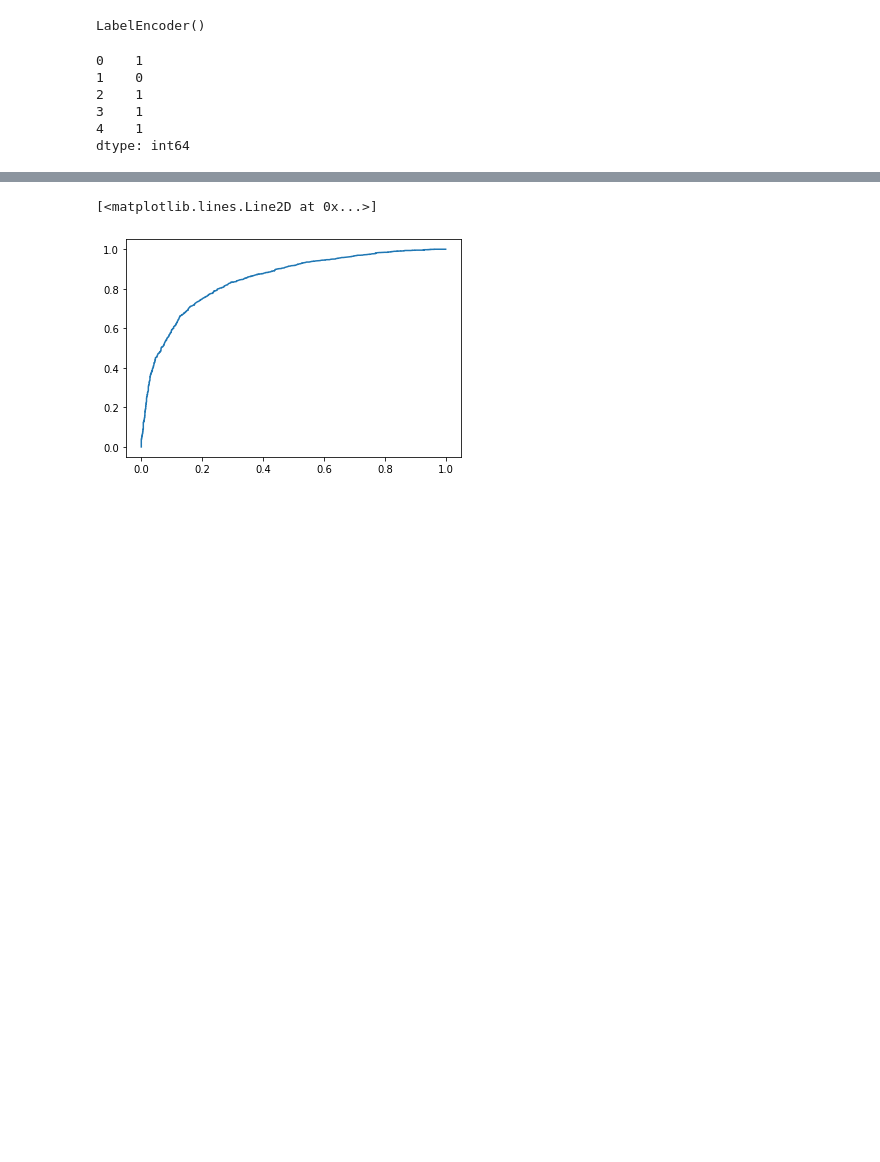
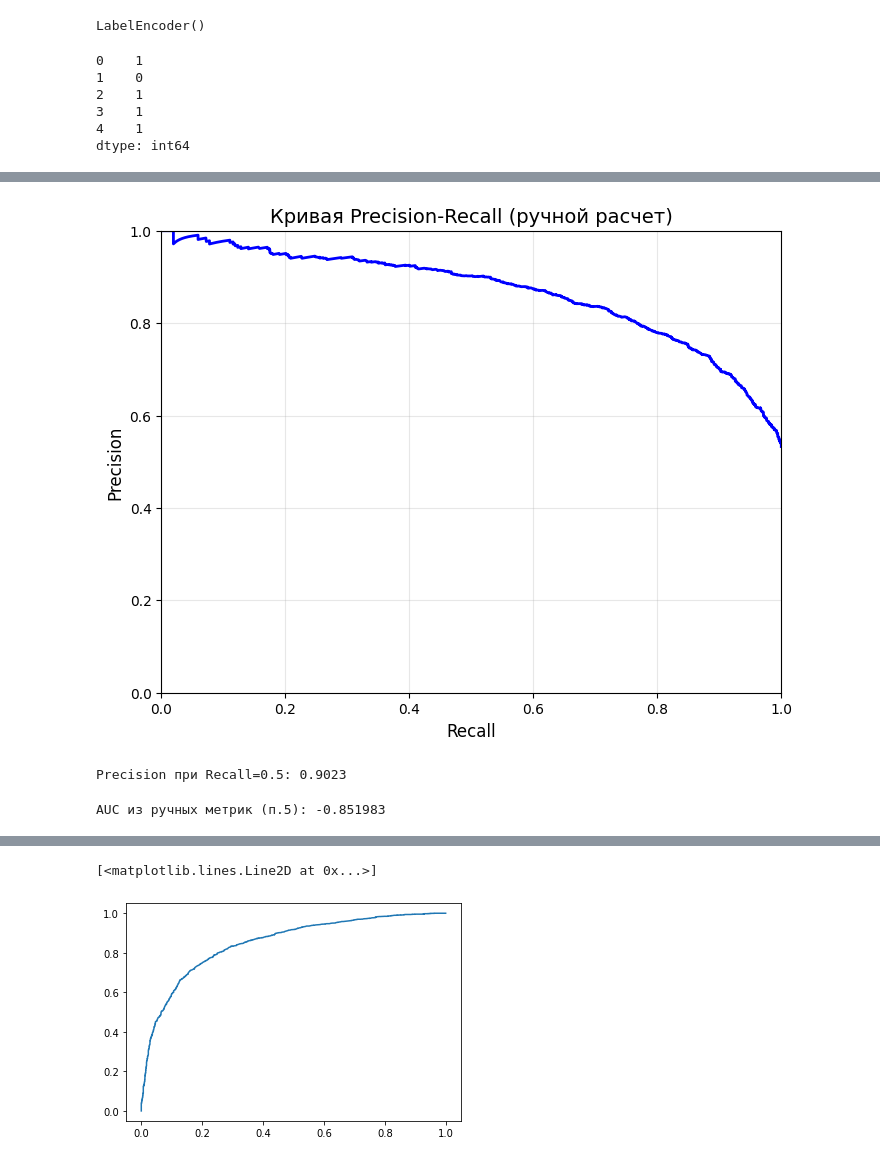
Before and after one commit to millana4/machine_learning_netology, a Jupyter notebook: part1_features_models/hw3_metrics/athletes_classifier.ipynb, the cells around one changed output, grey strips where cells are left out. Saved outputs shown, nothing was run; the diff lists cells and outputs as text; code cells hidden in the pictures; blank space fills up the shorter version.

```diff
--- a/part1_features_models/hw3_metrics/athletes_classifier.ipynb
+++ b/part1_features_models/hw3_metrics/athletes_classifier.ipynb
@@ -149,0 +305,52 @@ LogisticRegression(C=1.0, class_weight=None, dual=False, fit_intercept=True,
+# %%
+
+def manual_precision_recall(y_true, y_pred_prob, thresholds=None):
+    """
+    Ручной расчет Precision и Recall для различных порогов
+    """
+    if thresholds is None:
+        thresholds = np.sort(np.unique(y_pred_prob))
+        thresholds = np.append(thresholds, thresholds[-1] + 0.01)
+
+    precision_list = []
+    recall_list = []
+
+    for threshold in thresholds:
+        y_pred = (y_pred_prob >= threshold).astype(int)
+
+        tp = np.sum((y_true == 1) & (y_pred == 1))
+        fp = np.sum((y_true == 0) & (y_pred == 1))
+        fn = np.sum((y_true == 1) & (y_pred == 0))
+
+        precision = tp / (tp + fp) if (tp + fp) > 0 else 1
+        recall = tp / (tp + fn) if (tp + fn) > 0 else 0
+
+        precision_list.append(precision)
+        recall_list.append(recall)
+
+    return np.array(precision_list), np.array(recall_list), thresholds
+
+
+# Расчет Precision-Recall
+precision_manual, recall_manual, thresholds_pr = manual_precision_recall(y_test, y_pred_prob)
+
+# Построение графика
+plt.figure(figsize=(8, 6))
+plt.plot(recall_manual, precision_manual, 'b-', linewidth=2)
+plt.xlabel('Recall', fontsize=12)
+plt.ylabel('Precision', fontsize=12)
+plt.title('Кривая Precision-Recall (ручной расчет)', fontsize=14)
+plt.grid(True, alpha=0.3)
+plt.xlim([0, 1])
+plt.ylim([0, 1])
+plt.show()
+
+print(f"Precision при Recall=0.5: {precision_manual[np.argmin(np.abs(recall_manual - 0.5))]:.4f}")
+# %% [output]
+[figure, added]
+Precision при Recall=0.5: 0.9023
+# %%
+auc_from_manual = np.trapezoid(tpr_manual, fpr_manual)
+print(f"AUC из ручных метрик (п.5): {auc_from_manual:.6f}")
+# %% [output]
+AUC из ручных метрик (п.5): -0.851983
```
Also changed, not shown: parts of 9 cells of this notebook, 3 other files.
